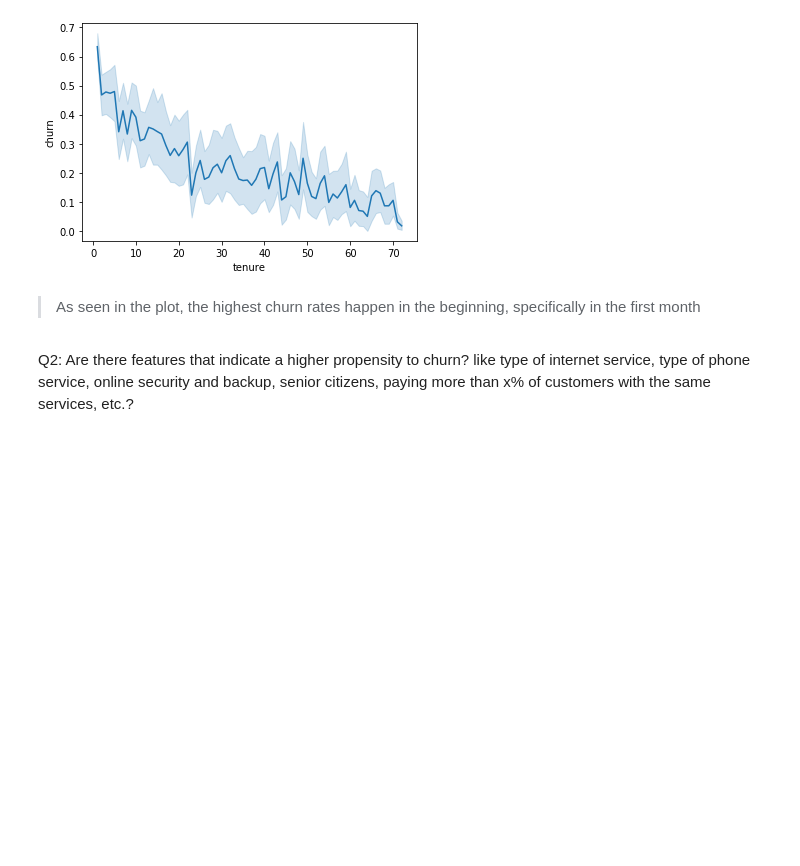
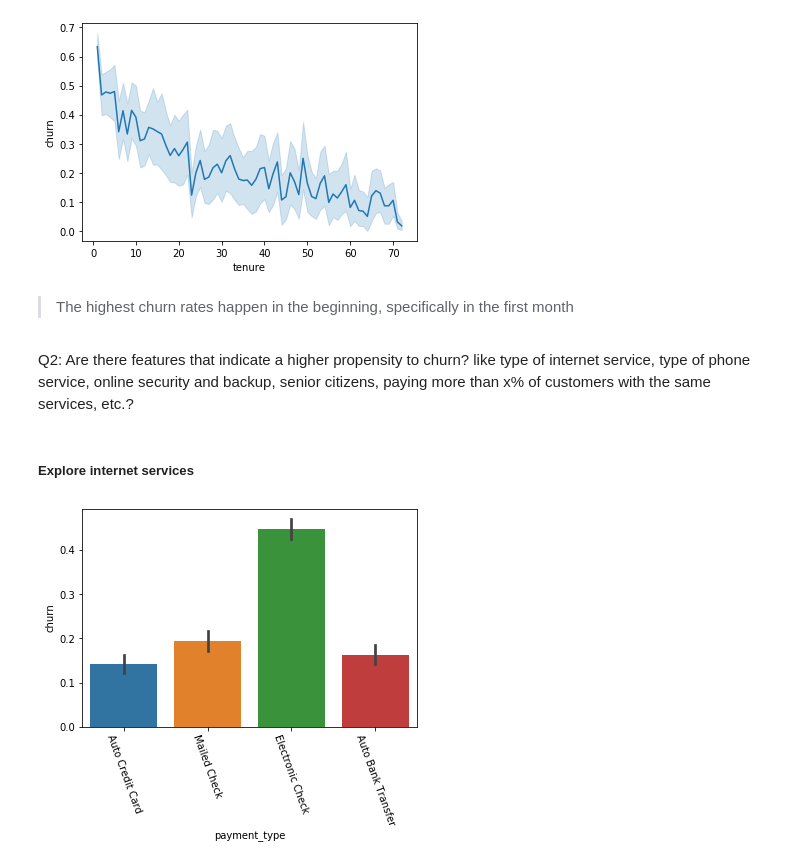
Before and after one commit to misty-garcia/telco-churn-project, a Jupyter notebook: telco_pipeline.ipynb, the cells around one changed output. Drawn from its saved outputs; the diff is of its cells as text; code cells hidden in the pictures; blank space fills up the shorter version.

```diff
--- a/telco_pipeline.ipynb
+++ b/telco_pipeline.ipynb
@@ -319,6 +342,16 @@ plt.show()
 # %% [output]
 [figure]
 # %% [markdown]
-> As seen in the plot, the highest churn rates happen in the beginning, specifically in the first month
+> The highest churn rates happen in the beginning, specifically in the first month
 # %% [markdown]
 Q2: Are there features that indicate a higher propensity to churn? like type of internet service, type of phone service, online security and backup, senior citizens, paying more than x% of customers with the same services, etc.?
+# %% [markdown]
+##### Explore internet services
+# %%
+# plot internet services
+fig = sns.barplot(x="payment_type", y="churn", data=train1)
+fig.set_xticklabels(["Auto Credit Card", "Mailed Check","Electronic Check", "Auto Bank Transfer"])
+plt.xticks(rotation=-70)
+plt.show()
+# %% [output]
+[figure, added]
```
Also changed, not shown: parts of 26 cells of this notebook, 1 other file.
